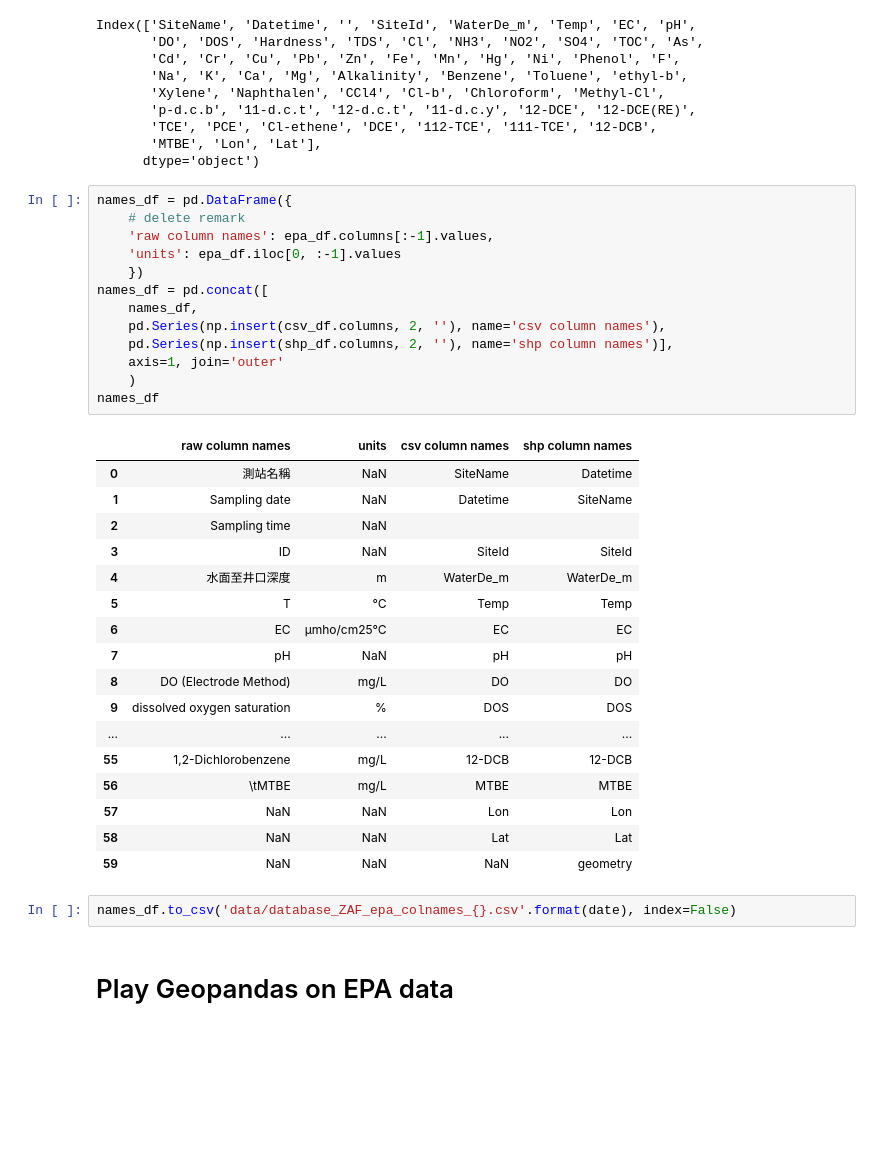
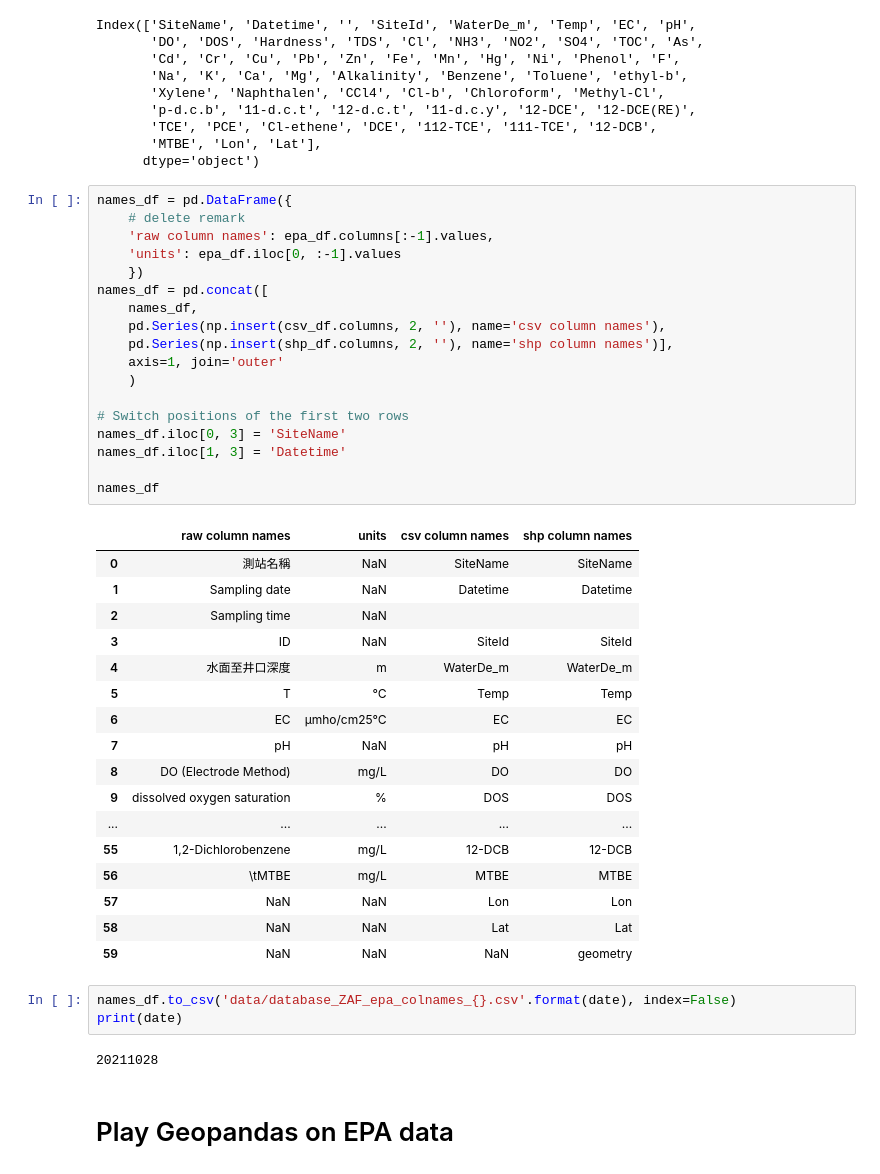
Before and after one commit to dispink/GW_NCDR, a Jupyter notebook: prepare_for_report.ipynb, the cells around one changed output. Cells and saved outputs as stored; diff of their text form; blank space fills up the shorter version.

```diff
--- a/prepare_for_report.ipynb
+++ b/prepare_for_report.ipynb
@@ -161,20 +144,25 @@ Index(['SiteName', 'Datetime', '', 'SiteId', 'WaterDe_m', 'Temp', 'EC', 'pH',
 # %%
 names_df = pd.DataFrame({
     # delete remark
     'raw column names': epa_df.columns[:-1].values,
     'units': epa_df.iloc[0, :-1].values
     })
 names_df = pd.concat([
     names_df,
     pd.Series(np.insert(csv_df.columns, 2, ''), name='csv column names'),
     pd.Series(np.insert(shp_df.columns, 2, ''), name='shp column names')],
     axis=1, join='outer'
     )
+
+# Switch positions of the first two rows
+names_df.iloc[0, 3] = 'SiteName'
+names_df.iloc[1, 3] = 'Datetime'
+
 names_df
 # %% [output]
 |  | raw column names | units | csv column names | shp column names |
-| 0 | 測站名稱 | NaN | SiteName | Datetime |
-| 1 | Sampling date | NaN | Datetime | SiteName |
+| 0 | 測站名稱 | NaN | SiteName | SiteName |
+| 1 | Sampling date | NaN | Datetime | Datetime |
 | 2 | Sampling time | NaN |  |  |
 | 3 | ID | NaN | SiteId | SiteId |
 | 4 | 水面至井口深度 | m | WaterDe_m | WaterDe_m |
@@ -191,6 +179,9 @@ names_df
 | 59 | NaN | NaN | NaN | geometry |
 # %%
 names_df.to_csv('data/database_ZAF_epa_colnames_{}.csv'.format(date), index=False)
+print(date)
+# %% [output]
+20211028
 # %% [markdown]
 # Play Geopandas on EPA data
 # %%
```
Also changed, not shown: parts of 2 cells of this notebook.
